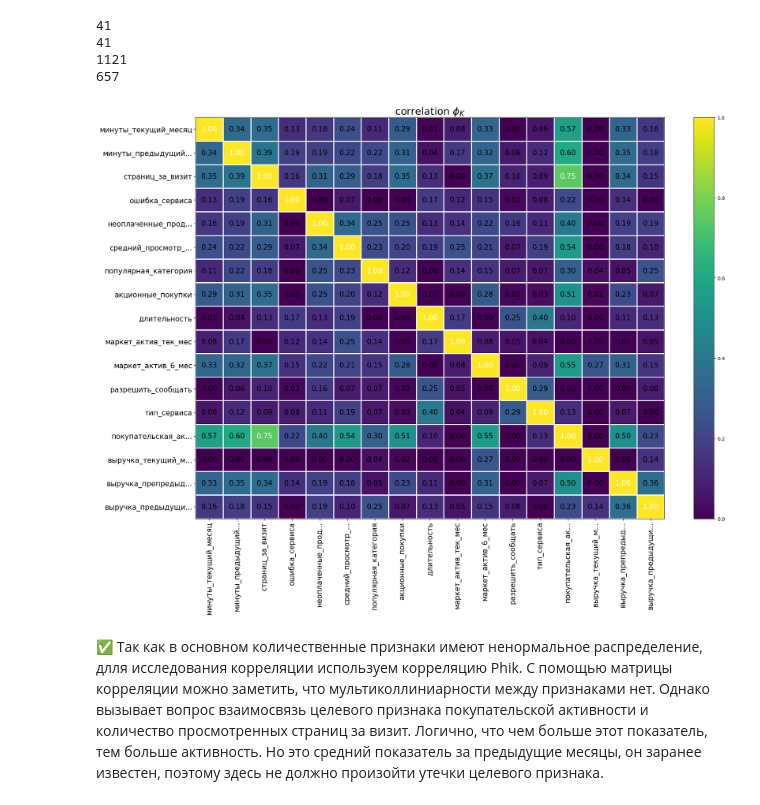
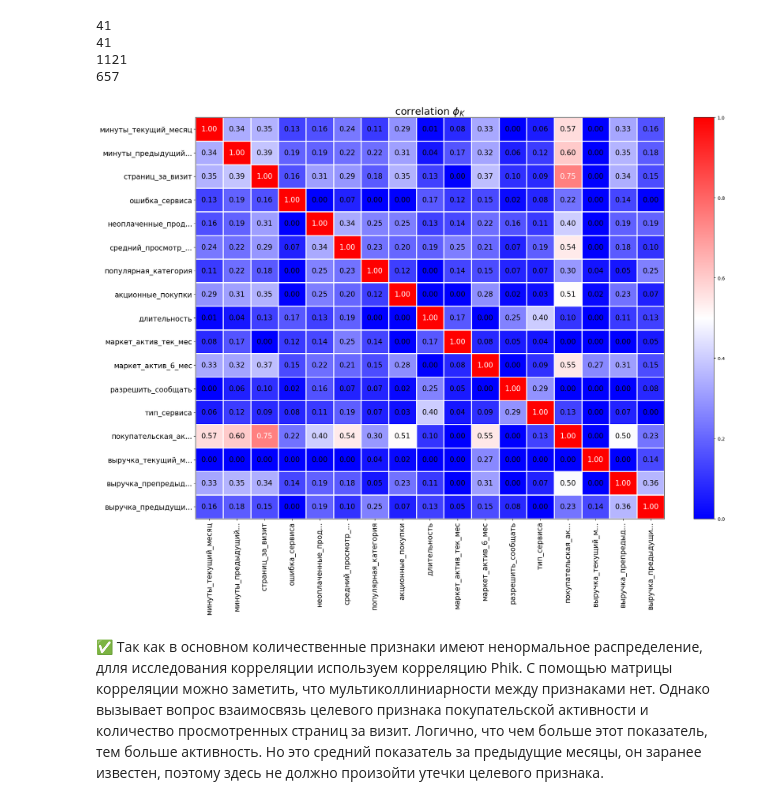
Before and after one commit to ElenaKalinovskaya/supervised-learning, a Jupyter notebook: supervised_learning.ipynb, the cells around one changed output. Drawn from its saved outputs; the diff is of its cells as text; code cells hidden in the pictures.

```diff
--- a/supervised_learning.ipynb
+++ b/supervised_learning.ipynb
@@ -749,16 +749,16 @@ print(len(data['длительность'].value_counts()))
 # %%
 
 plot_correlation_matrix(
     phik_overview.values,
     x_labels=phik_overview.columns,
     y_labels=phik_overview.index,
-    vmin=0, vmax=1, color_map='viridis',
+    vmin=0, vmax=1, color_map='bwr',
     title=r'correlation $\phi_K$',
     fontsize_factor=1.5,
     figsize=(20, 15)
 )
 # %% [output]
-[figure, old version]
+[figure, new version]
 # %% [markdown]
 ✅ Так как в основном количественные признаки имеют ненормальное распределение, длля исследования корреляции используем корреляцию Phik. С помощью матрицы корреляции можно заметить, что мультиколлиниарности между признаками нет. Однако вызывает вопрос взаимосвязь целевого признака покупательской активности и количество просмотренных страниц за визит. Логично, что чем больше этот показатель, тем больше активность. Но это средний показатель за предыдущие месяцы, он заранее известен, поэтому здесь не должно произойти утечки целевого признака.
 # %% [markdown]
```
Also changed, not shown: parts of 1 cell of this notebook.
